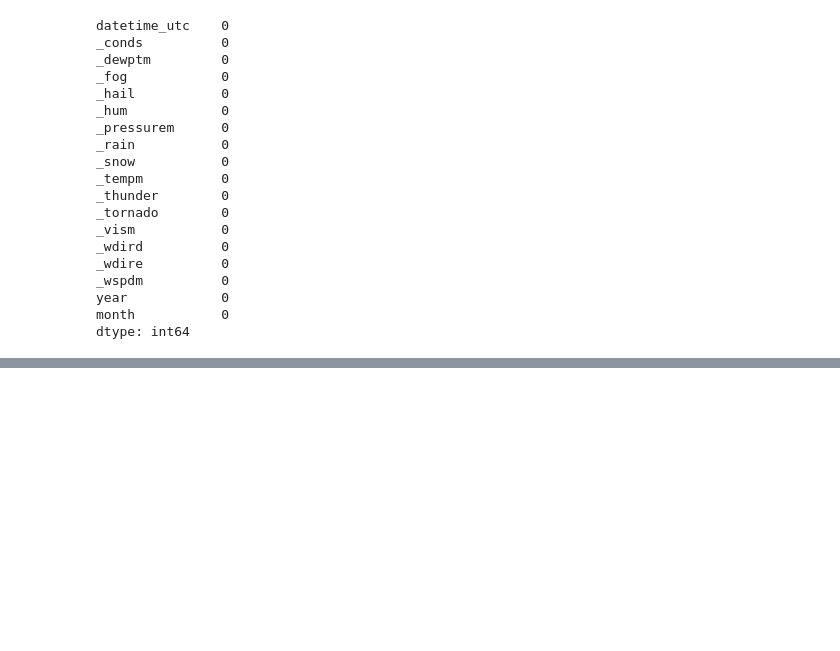
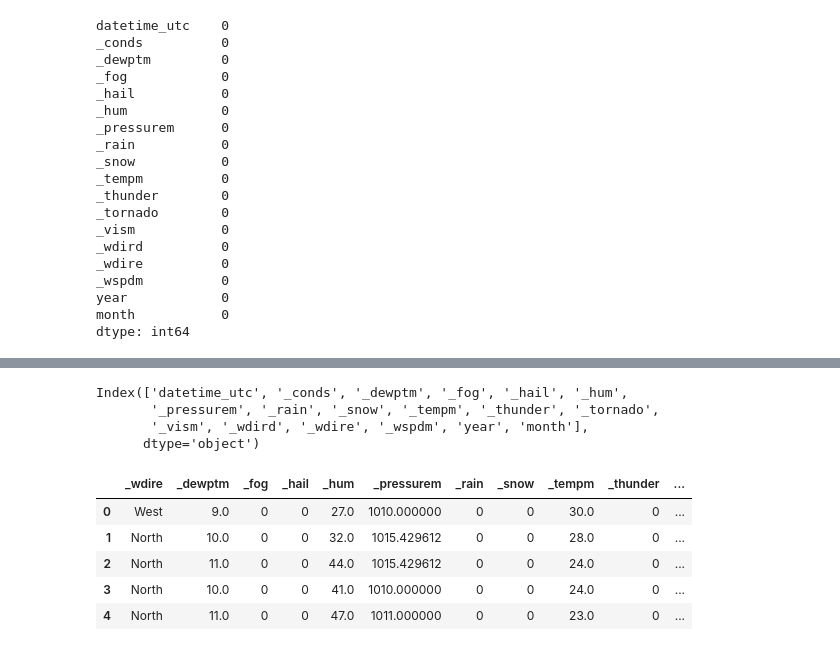
Before and after one commit to i-shitizkhanna/Time-Series-Forecasting, a Jupyter notebook: Logistic Classfier.ipynb, the cells around one changed output, grey strips where cells are left out. Cells and saved outputs as stored; diff of their text form; code cells hidden in the pictures; blank space fills up the shorter version.

```diff
--- a/Logistic Classfier.ipynb
+++ b/Logistic Classfier.ipynb
@@ -357,0 +391,7 @@ dtype: int64
+# %%
+data_filtered.columns
+# %% [output]
+Index(['datetime_utc', '_conds', '_dewptm', '_fog', '_hail', '_hum',
+       '_pressurem', '_rain', '_snow', '_tempm', '_thunder', '_tornado',
+       '_vism', '_wdird', '_wdire', '_wspdm', 'year', 'month'],
+      dtype='object')
@@ -357,0 +404,9 @@ dtype: int64
+# %%
+data_final.head()
+# %% [output]
+|  | _wdire | _dewptm | _fog | _hail | _hum | _pressurem | _rain | _snow | _tempm | _thunder | ... |
+| 0 | West | 9.0 | 0 | 0 | 27.0 | 1010.000000 | 0 | 0 | 30.0 | 0 | ... |
+| 1 | North | 10.0 | 0 | 0 | 32.0 | 1015.429612 | 0 | 0 | 28.0 | 0 | ... |
+| 2 | North | 11.0 | 0 | 0 | 44.0 | 1015.429612 | 0 | 0 | 24.0 | 0 | ... |
+| 3 | North | 10.0 | 0 | 0 | 41.0 | 1010.000000 | 0 | 0 | 24.0 | 0 | ... |
+| 4 | North | 11.0 | 0 | 0 | 47.0 | 1011.000000 | 0 | 0 | 23.0 | 0 | ... |
```
Also changed, not shown: parts of 19 cells of this notebook.
